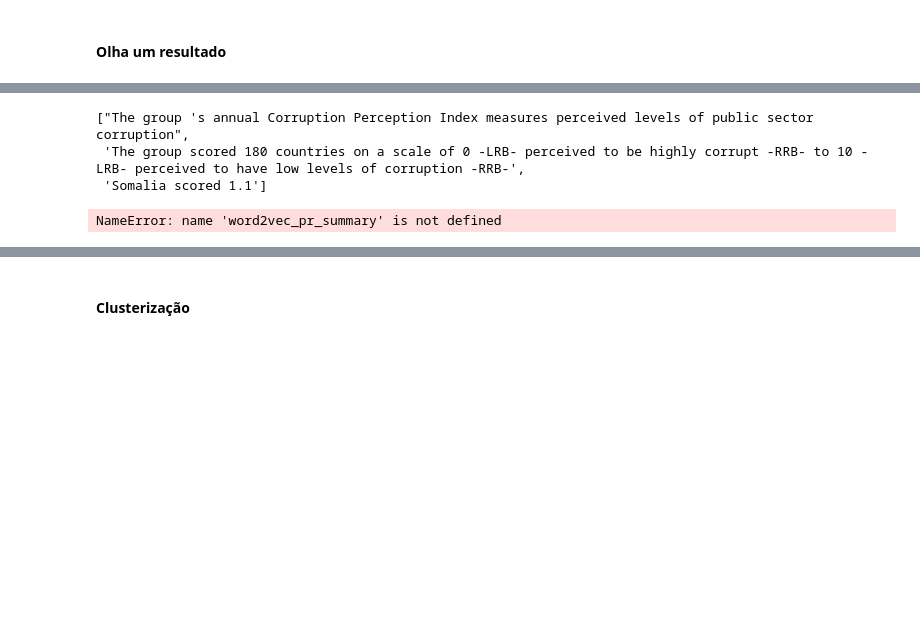
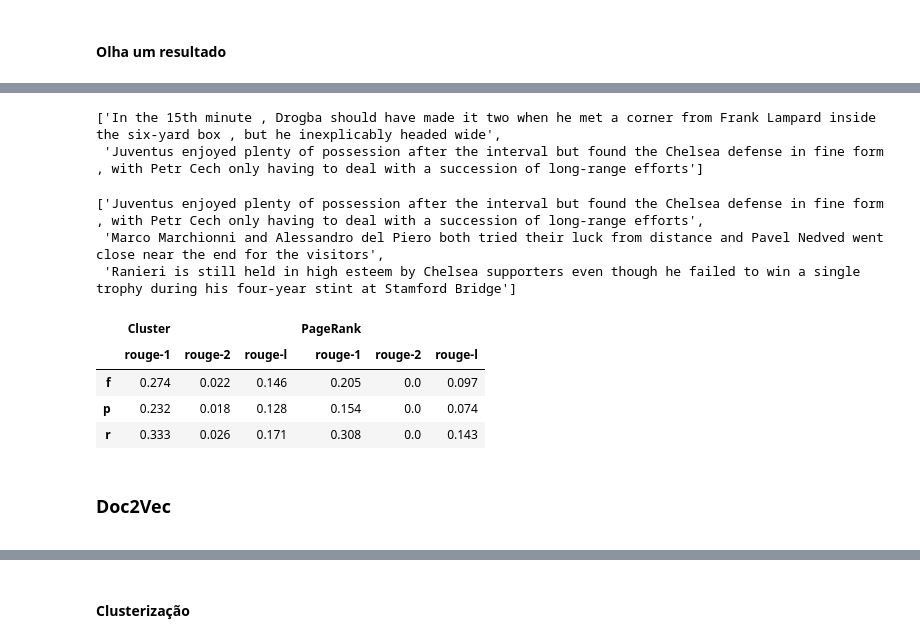
Before and after one commit to edufm/Sumarizador, a Jupyter notebook: main.ipynb, the cells around one changed output, grey strips where cells are left out. Drawn from its saved outputs; the diff is of its cells as text; code cells hidden in the pictures; blank space fills up the shorter version.

```diff
--- a/main.ipynb
+++ b/main.ipynb
@@ -287,14 +392,14 @@ word2vec_vecs = scipy.sparse.csr.csr_matrix([sum_word_vecs(model_cbow, sent) for
 # %% [markdown]
 #### Clusterização
 # %%
-word2vec_cl_best = find_most_relevant_cl(word2vec_vecs, sents_reference)
-word2vec_cl_summary = {}
-for text_id in word2vec_cl_best.keys():
-    word2vec_cl_summary[text_id] = [orig_text[text_id][sent] for sent in word2vec_cl_best[text_id]]
+cbow_cl_best = find_most_relevant_cl(cbow_vecs, sents_reference)
+cbow_cl_summary = {}
+for text_id in cbow_cl_best.keys():
+    cbow_cl_summary[text_id] = [orig_text[text_id][sent] for sent in cbow_cl_best[text_id]]
 # %% [markdown]
 #### Page rank
 # %%
-word2vec_pr_best = find_most_relevant_pr(word2vec_vecs, sents_reference)
-word2vec_pr_summary = {}
-for text_id in word2vec_pr_best.keys():
-    word2vec_pr_summary[text_id] = [orig_text[text_id][sent] for sent in word2vec_pr_best[text_id]]
+cbow_pr_best = find_most_relevant_pr(cbow_vecs, sents_reference)
+cbow_pr_summary = {}
+for text_id in cbow_pr_best.keys():
+    cbow_pr_summary[text_id] = [orig_text[text_id][sent] for sent in cbow_pr_best[text_id]]
@@ -302,0 +408,3 @@ PowerIterationFailedConvergence: (PowerIterationFailedConvergence(...), 'power i
+# %%
+cbow_rouge_results = calculate_rouge(highlights, cbow_cl_summary, cbow_pr_summary)
+cbow_cl_score, cbow_pr_score = average_rouge(cbow_rouge_results)
@@ -303,7 +419,7 @@ PowerIterationFailedConvergence: (PowerIterationFailedConvergence(...), 'power i
 # %% [markdown]
 #### Olha um resultado
 # %%
-text_id = list(word2vec_cl_summary.keys())[np.random.randint(0, len(word2vec_cl_summary))]
+text_id = list(cbow_cl_summary.keys())[np.random.randint(0, len(cbow_cl_summary))]
 # %%
 ". ".join(orig_text[text_id])
 # %% [output]
@@ -311,10 +427,25 @@ text_id = list(word2vec_cl_summary.keys())[np.random.randint(0, len(word2vec_cl_
 # %%
-word2vec_cl_summary[text_id]
+cbow_cl_summary[text_id]
 # %% [output]
-["The group 's annual Corruption Perception Index measures perceived levels of public sector corruption",
- 'The group scored 180 countries on a scale of 0 -LRB- perceived to be highly corrupt -RRB- to 10 -LRB- perceived to have low levels of corruption -RRB-',
- 'Somalia scored 1.1']
+['In the 15th minute , Drogba should have made it two when he met a corner from Frank Lampard inside the six-yard box , but he inexplicably headed wide',
+ 'Juventus enjoyed plenty of possession after the interval but found the Chelsea defense in fine form , with Petr Cech only having to deal with a succession of long-range efforts']
 # %%
-word2vec_pr_summary[text_id]
+cbow_pr_summary[text_id]
 # %% [output]
-NameError: name 'word2vec_pr_summary' is not defined
+['Juventus enjoyed plenty of possession after the interval but found the Chelsea defense in fine form , with Petr Cech only having to deal with a succession of long-range efforts',
+ 'Marco Marchionni and Alessandro del Piero both tried their luck from distance and Pavel Nedved went close near the end for the visitors',
+ 'Ranieri is still held in high esteem by Chelsea supporters even though he failed to win a single trophy during his four-year stint at Stamford Bridge']
+# %%
+text_rouge = cbow_rouge_results[text_id]
+
+reform = {(level1_key, level2_key): values
+          for level1_key, level2_dict in text_rouge.items()
+          for level2_key, values in level2_dict.items()}
+
+pd.DataFrame(reform).round(3)
+# %% [output]
+|  | Cluster |  |  | PageRank |  |  |
+|  | rouge-1 | rouge-2 | rouge-l | rouge-1 | rouge-2 | rouge-l |
+| f | 0.274 | 0.022 | 0.146 | 0.205 | 0.0 | 0.097 |
+| p | 0.232 | 0.018 | 0.128 | 0.154 | 0.0 | 0.074 |
+| r | 0.333 | 0.026 | 0.171 | 0.308 | 0.0 | 0.143 |
@@ -320,0 +454,3 @@ NameError: name 'word2vec_pr_summary' is not defined
+# %% [markdown]
+### Doc2Vec
+<a id='doc2vec'></a>
```
Also changed, not shown: parts of 90 cells of this notebook, 18 other files.
